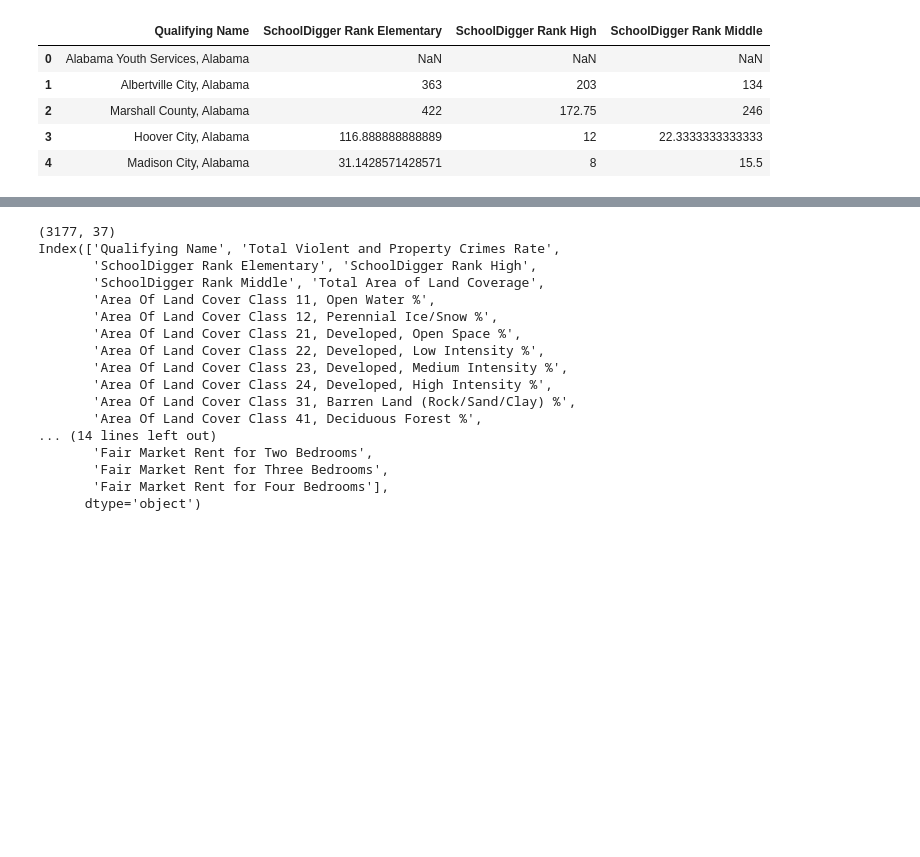
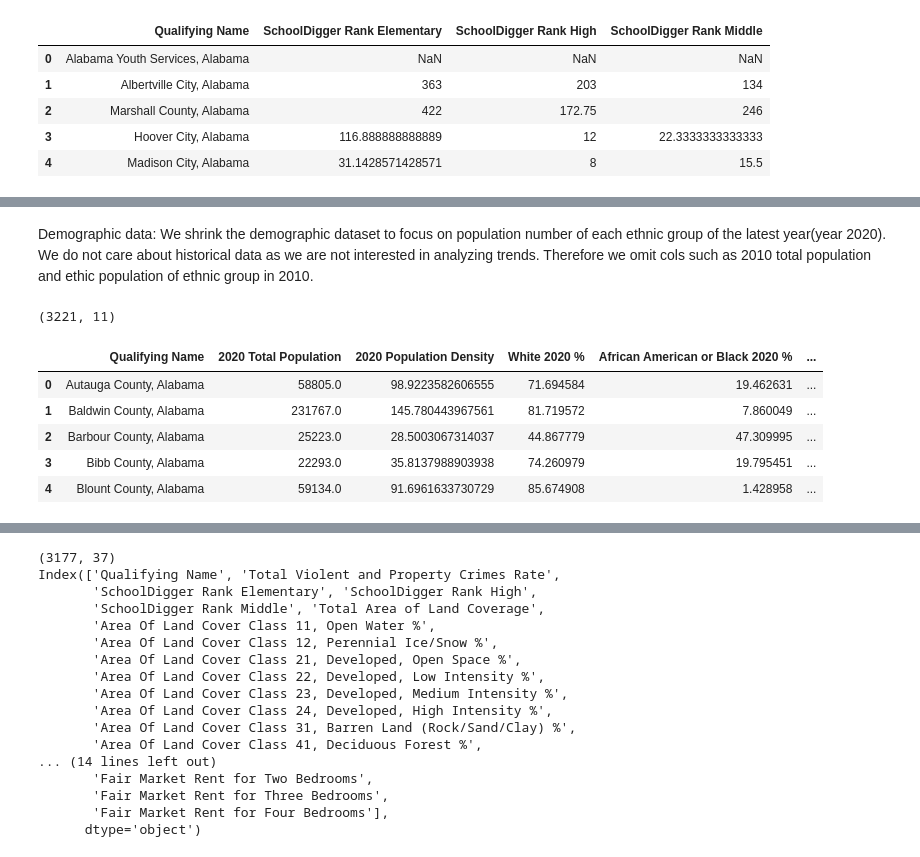
Before and after one commit to akiwarheit/mads-capstone-project, a Jupyter notebook: notebooks/9_se_data_preprocessing.ipynb, the cells around one changed output, grey strips where cells are left out. Cells and saved outputs as stored; diff of their text form; code cells hidden in the pictures; blank space fills up the shorter version.

```diff
--- a/notebooks/9_se_data_preprocessing.ipynb
+++ b/notebooks/9_se_data_preprocessing.ipynb
@@ -67,0 +55,60 @@ housing_df.columns
+# %% [markdown]
+Demographic data:
+We shrink the demographic dataset to focus on population number of each ethnic group of the latest year(year 2020). We do not care about historical data as we are not interested in analyzing trends. Therefore we omit cols such as 2010 total population and ethic population of ethnic group in 2010.
+# %%
+demographic_df = pd.read_csv('../data/social_explorer_raw/Census2020_PL94_Redistricting_Data.csv')
+demographic_df = demographic_df.drop(index=0)
+demographic_df = demographic_df.reset_index(drop=True)
+# print(demographic_df.shape)
+# check and remove identical columns
+# print(demographic_df_filtered['2020 Total Population'].equals(demographic_df_filtered['2020 Total Population.2']))
+# print(demographic_df_filtered['2020 Total Population'].equals(demographic_df_filtered['2020 Total Population.3']))
+
+demographic_df.head()
+
+demographic_col_to_keep = ['Qualifying Name','2020 Total Population','2020 Population Density', '2020 Housing Units',
+       '2020 Occupied Units', '2020 Vacant Units',
+       'White 2020', 'African American or Black 2020',
+       'American Indian and Alaska Native 2020', 'Asian 2020',
+       'Native Hawaiian and Other Pacific Islander 2020', 'Other 2020',
+       'Two or More Races 2020',
+       'Non-Hispanic 2020', 'Hispanic 2020']
+demographic_df_filtered = demographic_df[demographic_col_to_keep]
+# print(demographic_df.columns)
+# demographic_df_filtered.sample(50)
+
+columns_to_convert = [
+       'White 2020', 'African American or Black 2020',
+       'American Indian and Alaska Native 2020', 'Asian 2020',
+       'Native Hawaiian and Other Pacific Islander 2020',
+       'Other 2020', 'Two or More Races 2020',
+       'Non-Hispanic 2020', 'Hispanic 2020'
+]
+
+demographic_df_filtered = demographic_df_filtered.dropna()
+demographic_df_filtered['2020 Total Population'] = demographic_df_filtered['2020 Total Population'].astype('float')
+
+
+for col in columns_to_convert:
+    demographic_df_filtered[col] = demographic_df_filtered[col].astype('float')
+    demographic_df_filtered[col+' %'] = (demographic_df_filtered[col] / demographic_df_filtered['2020 Total Population']) * 100
+
+demographic_col_to_keep = ['Qualifying Name','2020 Total Population','2020 Population Density',
+       'White 2020 %', 'African American or Black 2020 %',
+       'American Indian and Alaska Native 2020 %', 'Asian 2020 %',
+       'Native Hawaiian and Other Pacific Islander 2020 %', 'Other 2020 %',
+       'Two or More Races 2020 %', 'Hispanic 2020 %']
+demographic_df = demographic_df_filtered[demographic_col_to_keep]
+
+# Print the updated DataFrame
+# print(demographic_df_filtered)
+print(demographic_df.shape)
+demographic_df.head()
+# %% [output]
+(3221, 11)
+|  | Qualifying Name | 2020 Total Population | 2020 Population Density | White 2020 % | African American or Black 2020 % | ... |
+| 0 | Autauga County, Alabama | 58805.0 | 98.9223582606555 | 71.694584 | 19.462631 | ... |
+| 1 | Baldwin County, Alabama | 231767.0 | 145.780443967561 | 81.719572 | 7.860049 | ... |
+| 2 | Barbour County, Alabama | 25223.0 | 28.5003067314037 | 44.867779 | 47.309995 | ... |
+| 3 | Bibb County, Alabama | 22293.0 | 35.8137988903938 | 74.260979 | 19.795451 | ... |
+| 4 | Blount County, Alabama | 59134.0 | 91.6961633730729 | 85.674908 | 1.428958 | ... |
```
Also changed, not shown: parts of 11 cells of this notebook.
